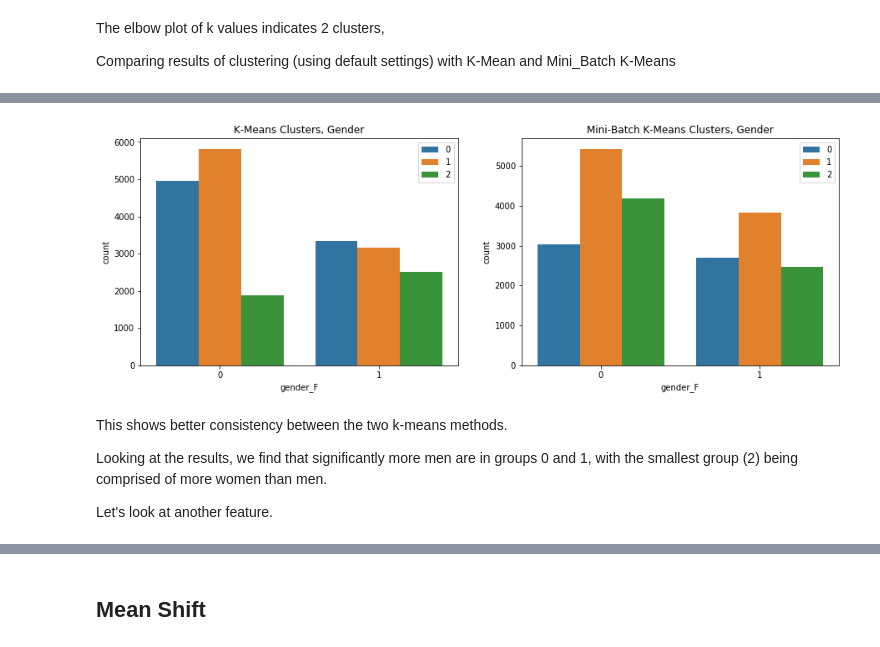
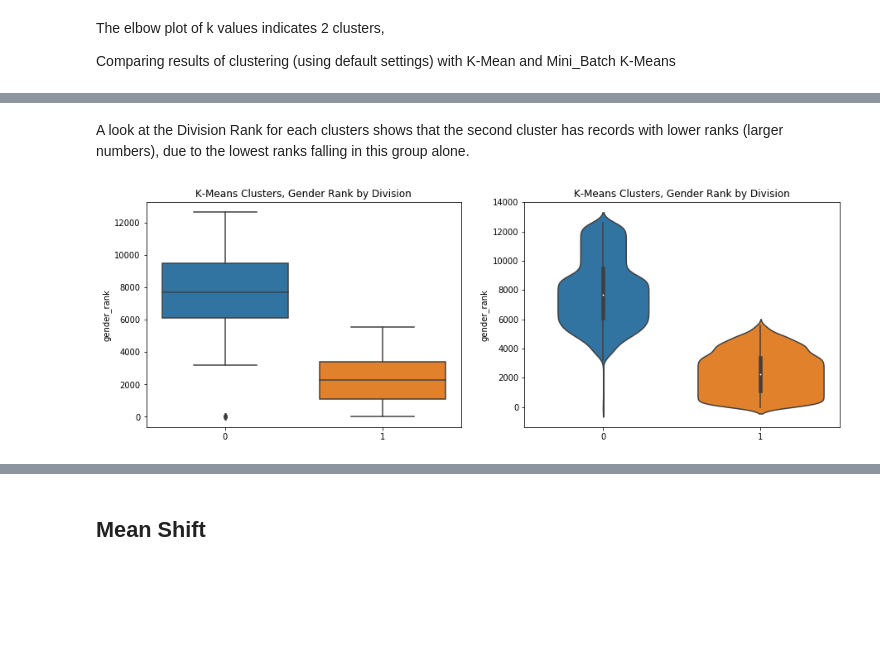
Before and after one commit to mbeckmanssf/Thinkful, a Jupyter notebook: Unit-4/2.5-Boston_Marathon.ipynb, the cells around one changed output, grey strips where cells are left out. Drawn from its saved outputs; the diff is of its cells as text; code cells hidden in the pictures; blank space fills up the shorter version.

Commit message:
describing clusters

```diff
--- a/Unit-4/2.5-Boston_Marathon.ipynb
+++ b/Unit-4/2.5-Boston_Marathon.ipynb
@@ -219,3 +272,0 @@ y_pred = KMeans(n_clusters=3).fit_predict(X_norm)
-# %%
-# mini-batch k-means with 3 clusters
-mini_y_pred = MiniBatchKMeans(n_clusters=3).fit_predict(X_norm)
@@ -222,22 +291,18 @@ mini_y_pred = MiniBatchKMeans(n_clusters=3).fit_predict(X_norm)
+# %% [markdown]
+A look at the Division Rank for each clusters shows that the second cluster has records with lower ranks (larger numbers), due to the lowest ranks falling in this group alone.
 # %%
 # Visualize clusters with binary feature of gender
 
 plt.figure(figsize=(15, 5))
 
 plt.subplot(1, 2, 1)
-sns.countplot(x="gender_F", hue=y_pred, data=boston2012)
-plt.title('K-Means Clusters, Gender')
+sns.boxplot(y="gender_rank", x=mini_y_pred, data=boston2012)
+plt.title('K-Means Clusters, Gender Rank by Division')
 
 plt.subplot(1, 2, 2)
-sns.countplot(x="gender_F", hue=mini_y_pred, data=boston2012)
-plt.title('Mini-Batch K-Means Clusters, Gender')
+sns.violinplot(y="gender_rank", x=mini_y_pred, data=boston2012)
+plt.title('K-Means Clusters, Gender Rank by Division')
 
 plt.show()
 # %% [output]
-[figure, old version]
+[figure, new version]
-# %% [markdown]
-This shows better consistency between the two k-means methods.
-
-Looking at the results, we find that significantly more men are in groups 0 and 1, with the smallest group (2) being comprised of more women than men.
-
-Let's look at another feature.
```
Also changed, not shown: parts of 32 cells of this notebook.
